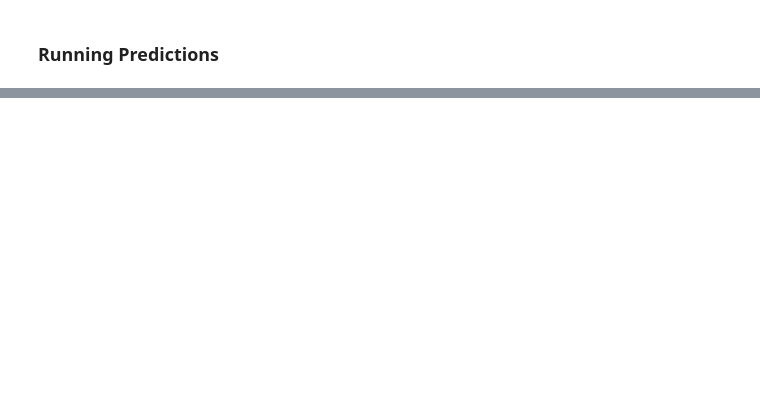
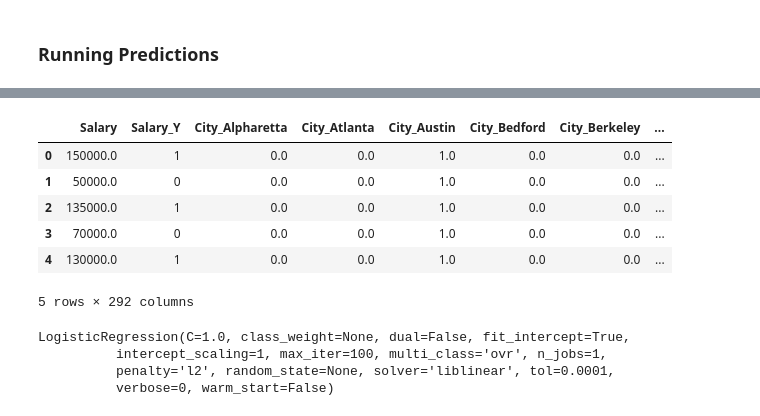
Before and after one commit to spockl/GA-DSI, a Jupyter notebook: projects/projects-weekly/project-04/Pocklington_Project4.ipynb, the cells around one changed output, grey strips where cells are left out. Saved outputs shown, nothing was run; the diff lists cells and outputs as text; code cells hidden in the pictures; blank space fills up the shorter version.

```diff
--- a/projects/projects-weekly/project-04/Pocklington_Project4.ipynb
+++ b/projects/projects-weekly/project-04/Pocklington_Project4.ipynb
@@ -152,0 +259,8 @@ df['Salary'].unique()
+# %%
+# Transform string type to int types
+
+df['Salary1'] = pd.to_numeric(df['Salary1'], errors = 'coerce')
+df['Salary2'] = pd.to_numeric(df['Salary2'], errors = 'coerce')
+
+print df['Salary1'].dtype
+print df['Salary2'].dtype
@@ -152,0 +270,3 @@ df['Salary'].unique()
+# %%
+# Convert Salary column into mean of dual salaries (Salary 1 & Salary 2)
+df['Salary'] = (df["Salary1"] + df["Salary2"])/2
@@ -153,2 +279,8 @@ df['Salary'].unique()
+# %%
+# Create binary for Salary
+df['Salary_Y'] = df['Salary'].apply(lambda x: 1 if x > 80000 else 0)
 # %% [markdown]
 ### Running Predictions
+# %%
+# Dummy variables
+df1 = pd.get_dummies(df,columns = ['City','Job_Title','Company'])
@@ -154,0 +310,10 @@ df['Salary'].unique()
+# %%
+df1.head()
+# %% [output]
+|  | Salary | Salary_Y | City_Alpharetta | City_Atlanta | City_Austin | City_Bedford | City_Berkeley | ... |
+| 0 | 150000.0 | 1 | 0.0 | 0.0 | 1.0 | 0.0 | 0.0 | ... |
+| 1 | 50000.0 | 0 | 0.0 | 0.0 | 1.0 | 0.0 | 0.0 | ... |
+| 2 | 135000.0 | 1 | 0.0 | 0.0 | 1.0 | 0.0 | 0.0 | ... |
+| 3 | 70000.0 | 0 | 0.0 | 0.0 | 1.0 | 0.0 | 0.0 | ... |
+| 4 | 130000.0 | 1 | 0.0 | 0.0 | 1.0 | 0.0 | 0.0 | ... |
+5 rows × 292 columns
@@ -154,0 +329,8 @@ df['Salary'].unique()
+# %%
+model = LogisticRegression()
+model.fit(X_train, y_train)
+# %% [output]
+LogisticRegression(C=1.0, class_weight=None, dual=False, fit_intercept=True,
+          intercept_scaling=1, max_iter=100, multi_class='ovr', n_jobs=1,
+          penalty='l2', random_state=None, solver='liblinear', tol=0.0001,
+          verbose=0, warm_start=False)
```
Also changed, not shown: parts of 35 cells of this notebook, 3 other files.
